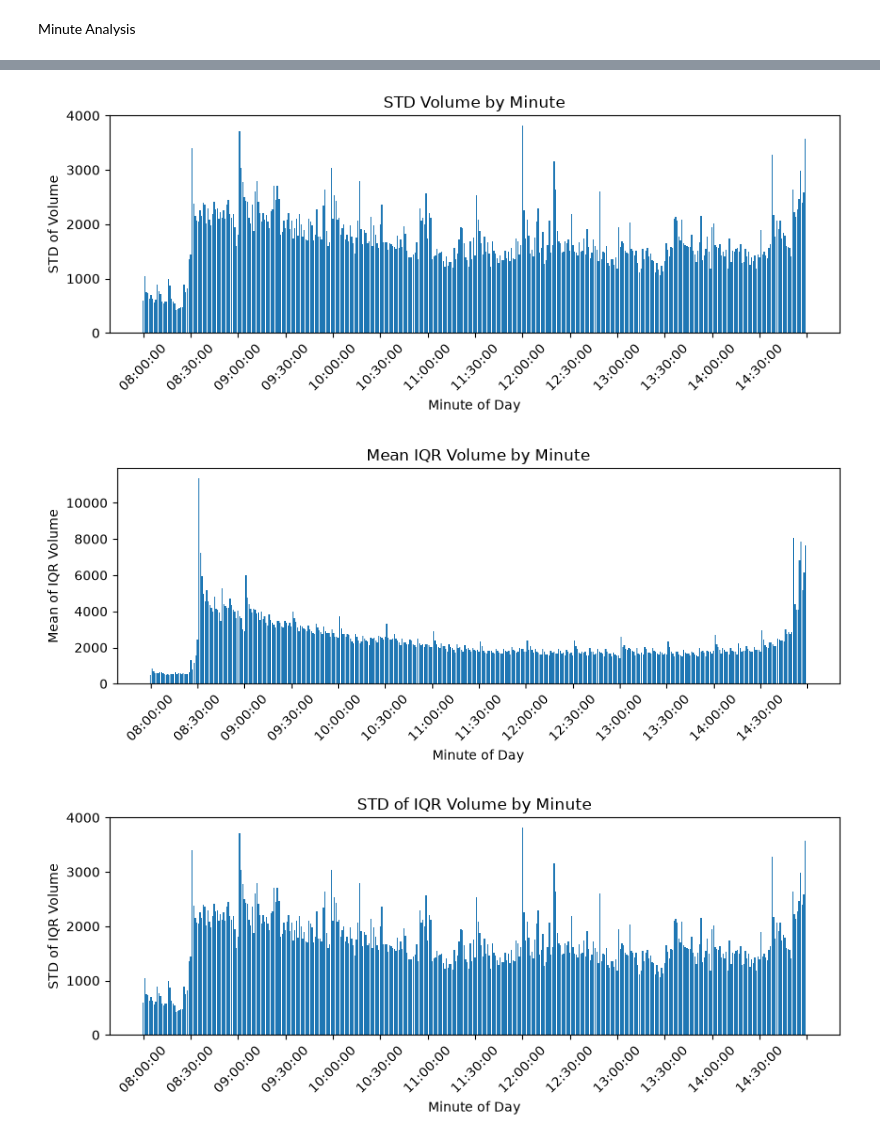
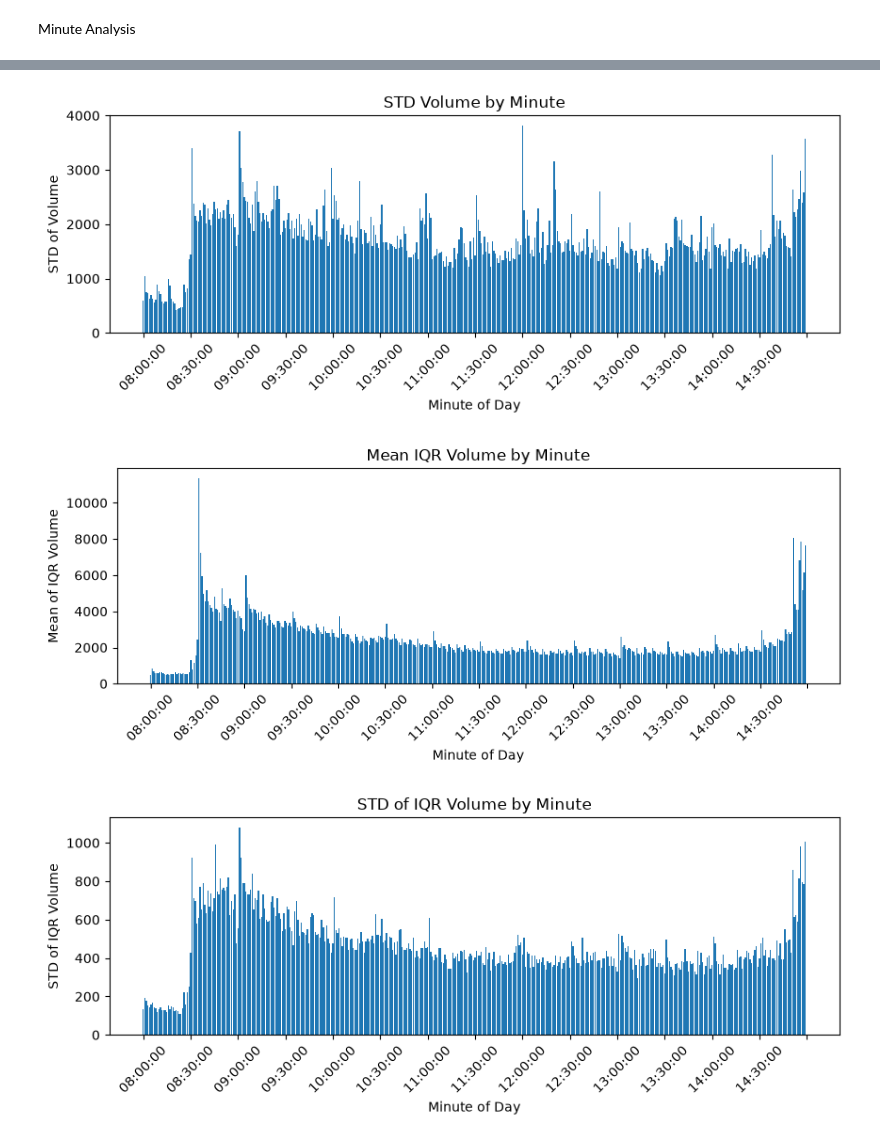
Before and after one commit to dogaha/technical-analysis, a Jupyter notebook: analysis/notebooks/01_volume.ipynb, the cells around one changed output, grey strips where cells are left out. Saved outputs shown, nothing was run; the diff lists cells and outputs as text; code cells hidden in the pictures.

```diff
--- a/analysis/notebooks/01_volume.ipynb
+++ b/analysis/notebooks/01_volume.ipynb
@@ -88,32 +88,32 @@ ax = plt.gca()
 plt.xticks(rotation=45)
 
 plt.show()
 
 plt.figure(figsize=(10,3))
 plt.bar(agg_IQR_min_volume.index.astype(str),agg_IQR_min_volume['mean'])
 plt.gca().xaxis.set_major_locator(ticker.MaxNLocator(nbins=16))
 plt.xlabel('Minute of Day')
 plt.ylabel('Mean of IQR Volume')
 plt.title('Mean IQR Volume by Minute')
 
 ax = plt.gca()
 plt.xticks(rotation=45)
 
 plt.show()
 
 plt.figure(figsize=(10,3))
-plt.bar(agg_min_volume.index.astype(str),agg_min_volume['std'])
+plt.bar(agg_IQR_min_volume.index.astype(str),agg_IQR_min_volume['std'])
 plt.gca().xaxis.set_major_locator(ticker.MaxNLocator(nbins=16))
 plt.xlabel('Minute of Day')
 plt.ylabel('STD of IQR Volume')
 plt.title('STD of IQR Volume by Minute')
 
 ax = plt.gca()
 plt.xticks(rotation=45)
 
 plt.show()
 # %% [output]
 [figure]
 [figure]
 [figure]
-[figure, old version]
+[figure, new version]
```
Also changed, not shown: 3 other files.
